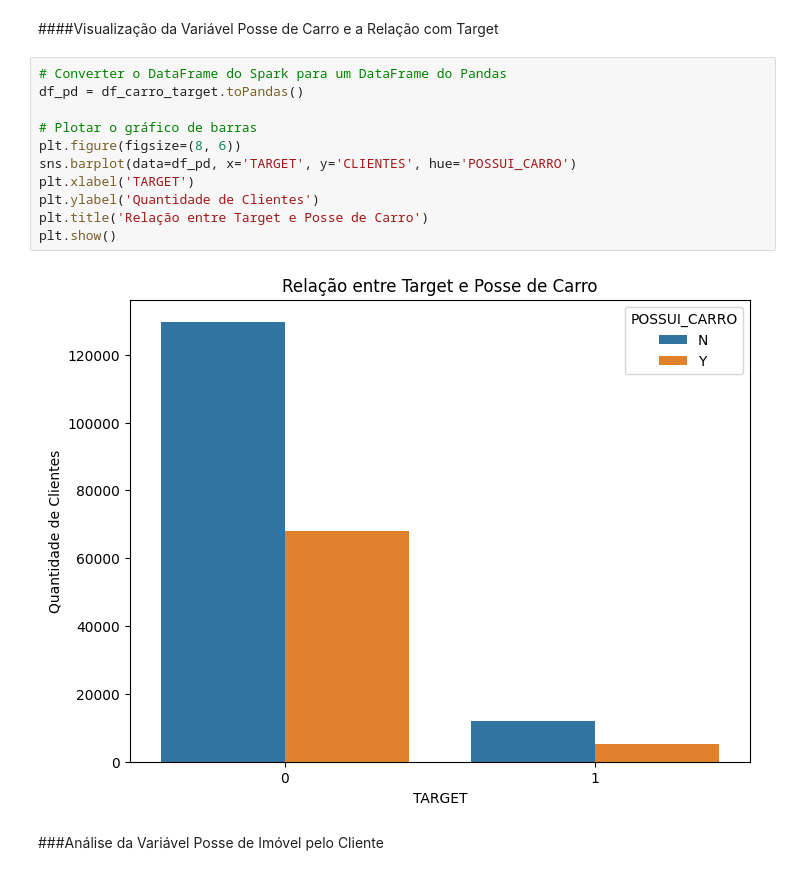
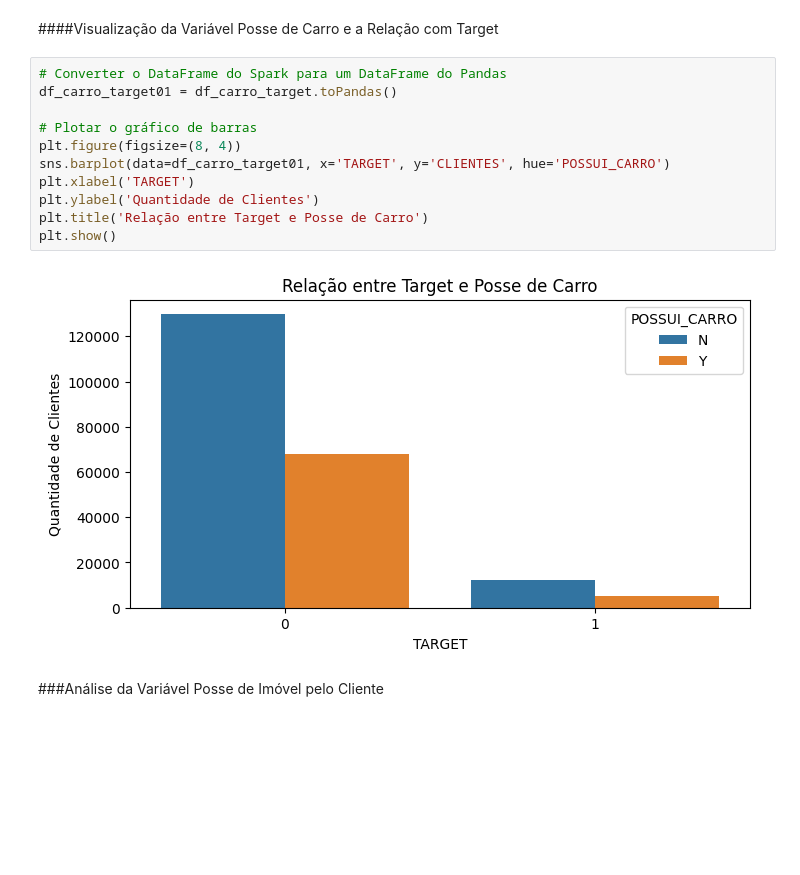
Before and after one commit to Suelymessias/Modelagem_Credito_PodBank, a Jupyter notebook: Analise_Credito_EDA.ipynb, the cells around one changed output. Cells and saved outputs as stored; diff of their text form; blank space fills up the shorter version.

```diff
--- a/Analise_Credito_EDA.ipynb
+++ b/Analise_Credito_EDA.ipynb
@@ -939,17 +965,17 @@ A posse de carro parece não ter uma influência na taxa de inadimplência dos c
 ####Visualização da Variável Posse de Carro e a Relação com Target
 # %%
 # Converter o DataFrame do Spark para um DataFrame do Pandas
-df_pd = df_carro_target.toPandas()
+df_carro_target01 = df_carro_target.toPandas()
 
 # Plotar o gráfico de barras
-plt.figure(figsize=(8, 6))
-sns.barplot(data=df_pd, x='TARGET', y='CLIENTES', hue='POSSUI_CARRO')
+plt.figure(figsize=(8, 4))
+sns.barplot(data=df_carro_target01, x='TARGET', y='CLIENTES', hue='POSSUI_CARRO')
 plt.xlabel('TARGET')
 plt.ylabel('Quantidade de Clientes')
 plt.title('Relação entre Target e Posse de Carro')
 plt.show()
 # %% [output]
-[figure, old version]
+[figure, new version]
 # %% [markdown]
 ###Análise da Variável Posse de Imóvel pelo Cliente
 # %%
```
Also changed, not shown: parts of 15 cells of this notebook.
